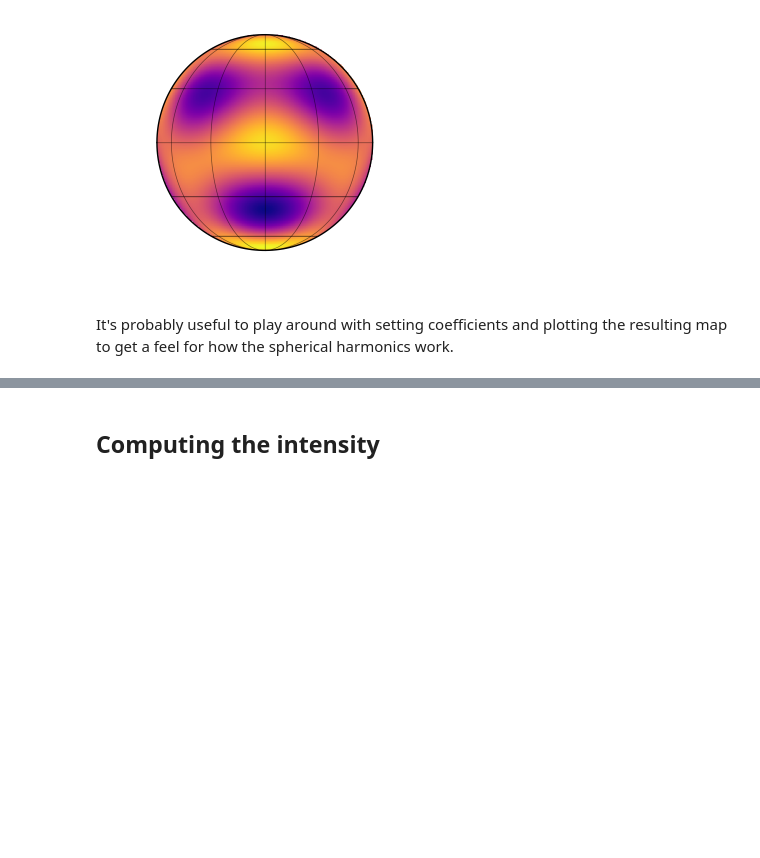
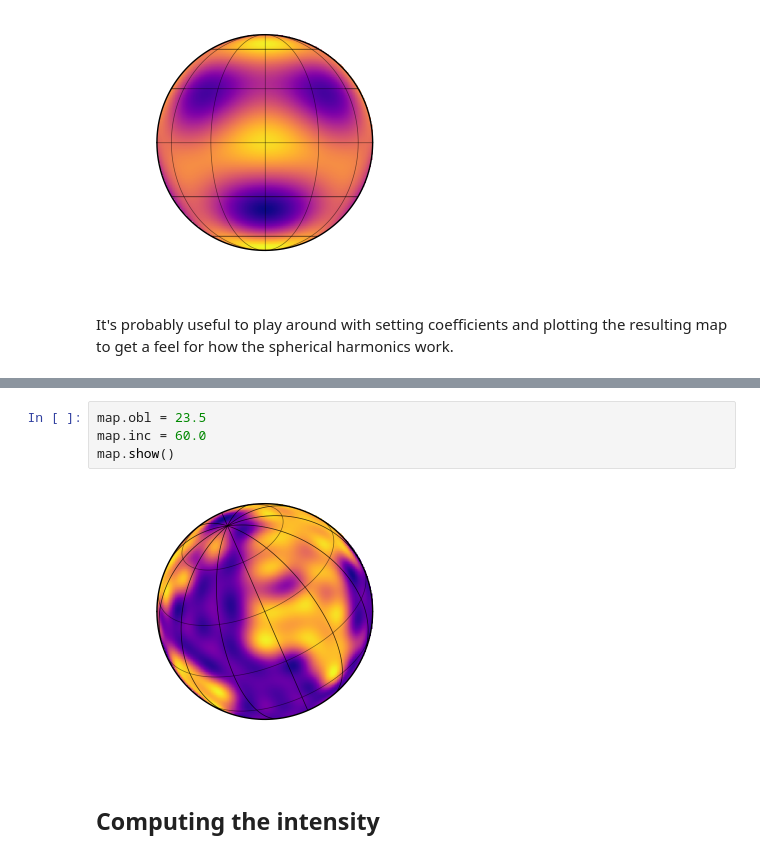
Before and after one commit to rodluger/starry, a Jupyter notebook: notebooks/Basics.ipynb, the cells around one changed output, grey strips where cells are left out. Saved outputs shown, nothing was run; the diff lists cells and outputs as text; blank space fills up the shorter version.

```diff
--- a/notebooks/Basics.ipynb
+++ b/notebooks/Basics.ipynb
@@ -245,3 +283,9 @@ map.show(theta=theta)
+# %%
+map.obl = 23.5
+map.inc = 60.0
+map.show()
+# %% [output]
+[figure, added]
 # %% [markdown]
 ## Computing the intensity
 # %% [markdown]
```
Also changed, not shown: parts of 35 cells of this notebook, 11 other files.
